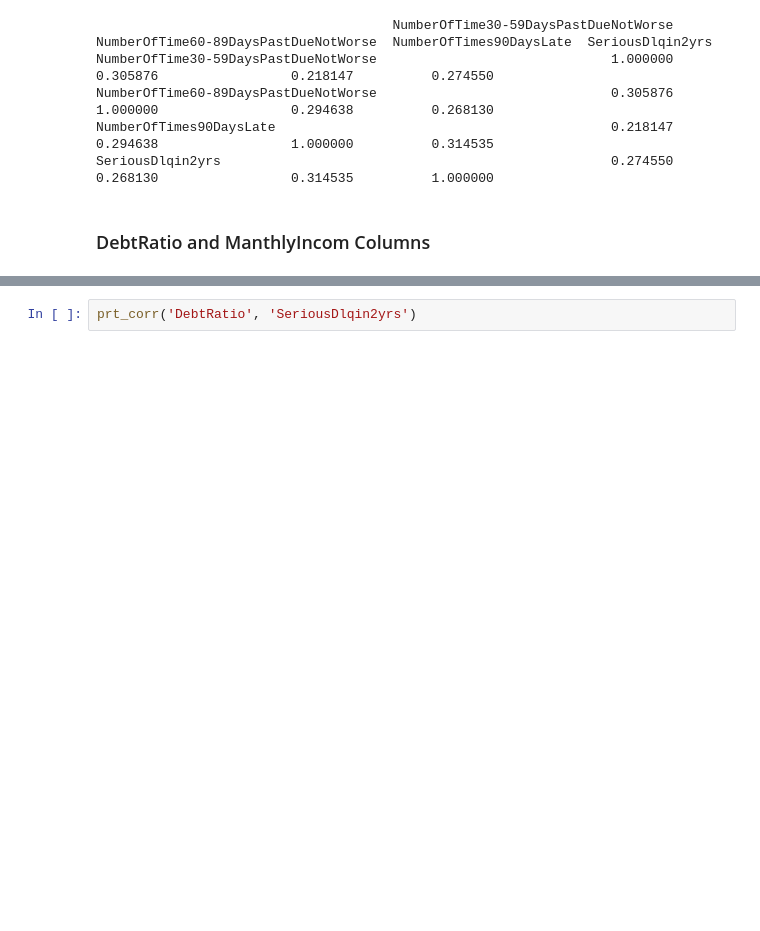
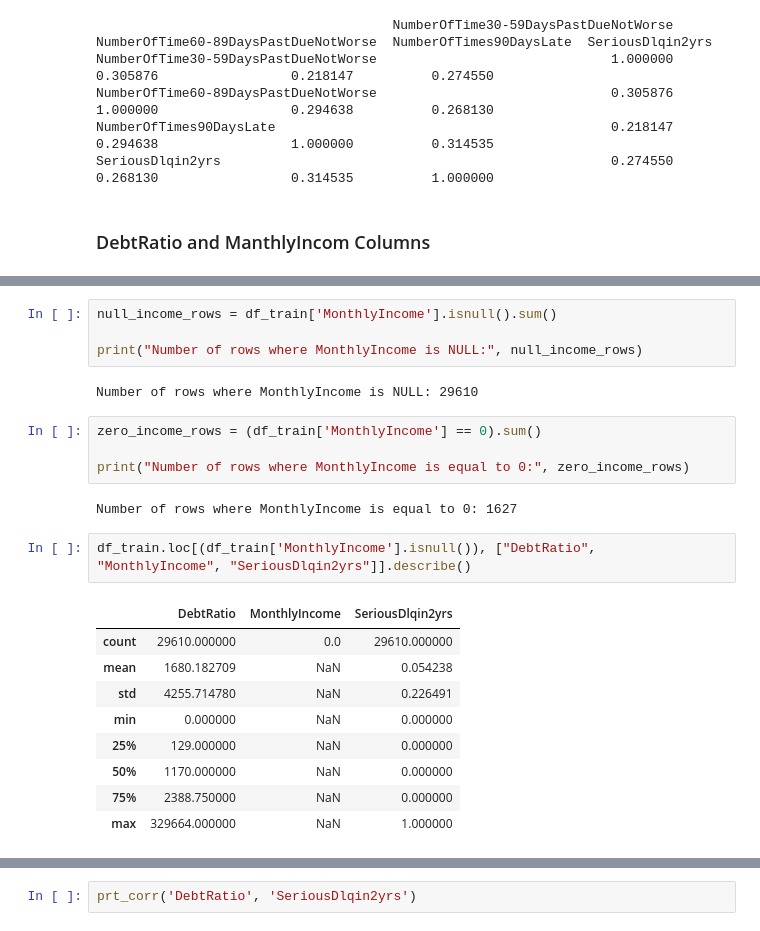
Before and after one commit to Saba-a11/Kaggle_Credit_Score, a Jupyter notebook: CreditModel.ipynb, the cells around one changed output, grey strips where cells are left out. Saved outputs shown, nothing was run; the diff lists cells and outputs as text; blank space fills up the shorter version.

```diff
--- a/CreditModel.ipynb
+++ b/CreditModel.ipynb
@@ -439,0 +472,24 @@ Name: DebtRatio, dtype: float64
+# %%
+null_income_rows = df_train['MonthlyIncome'].isnull().sum()
+
+print("Number of rows where MonthlyIncome is NULL:", null_income_rows)
+# %% [output]
+Number of rows where MonthlyIncome is NULL: 29610
+# %%
+zero_income_rows = (df_train['MonthlyIncome'] == 0).sum()
+
+print("Number of rows where MonthlyIncome is equal to 0:", zero_income_rows)
+# %% [output]
+Number of rows where MonthlyIncome is equal to 0: 1627
+# %%
+df_train.loc[(df_train['MonthlyIncome'].isnull()), ["DebtRatio", "MonthlyIncome", "SeriousDlqin2yrs"]].describe()
+# %% [output]
+|  | DebtRatio | MonthlyIncome | SeriousDlqin2yrs |
+| count | 29610.000000 | 0.0 | 29610.000000 |
+| mean | 1680.182709 | NaN | 0.054238 |
+| std | 4255.714780 | NaN | 0.226491 |
+| min | 0.000000 | NaN | 0.000000 |
+| 25% | 129.000000 | NaN | 0.000000 |
+| 50% | 1170.000000 | NaN | 0.000000 |
+| 75% | 2388.750000 | NaN | 0.000000 |
+| max | 329664.000000 | NaN | 1.000000 |
```
Also changed, not shown: parts of 8 cells of this notebook.
